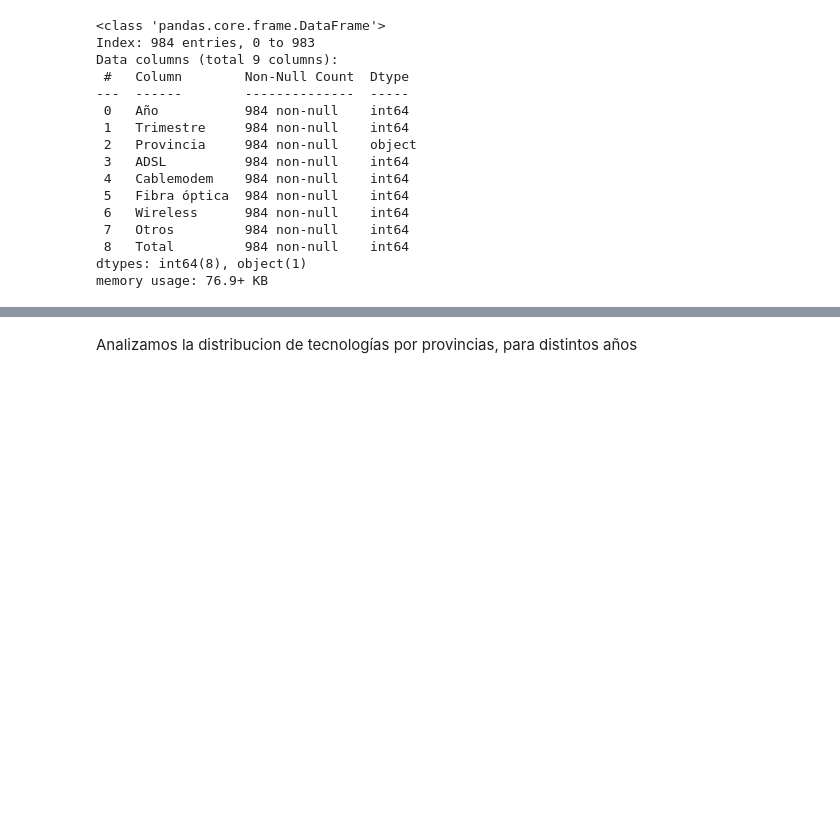
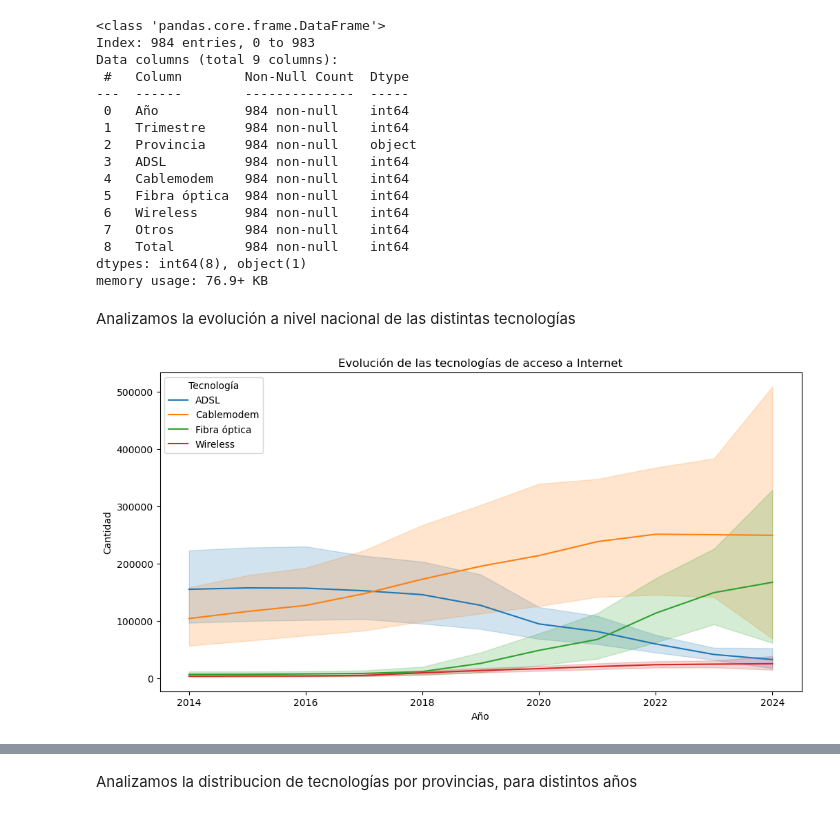
Before and after one commit to hzaquelli82/PI02_Jara_Zaquelli_Hugo, a Jupyter notebook: EDA.ipynb, the cells around one changed output, grey strips where cells are left out. Drawn from its saved outputs; the diff is of its cells as text; code cells hidden in the pictures; blank space fills up the shorter version.

```diff
--- a/EDA.ipynb
+++ b/EDA.ipynb
@@ -977,3 +977,19 @@ Data columns (total 9 columns):
  8   Total         984 non-null    int64
 dtypes: int64(8), object(1)
 memory usage: 76.9+ KB
+# %% [markdown]
+Analizamos la evolución a nivel nacional de las distintas tecnologías
+# %%
+df_melted = pd.melt(df_acc_tegnologia, id_vars=['Año', 'Trimestre'], value_vars=['ADSL', 'Cablemodem', 'Fibra óptica', 'Wireless'], var_name='Tecnología', value_name='Cantidad')
+
+plt.figure(figsize=(12, 6))
+sns.lineplot(data=df_melted, x='Año', y='Cantidad', hue='Tecnología')
+
+plt.title('Evolución de las tecnologías de acceso a Internet')
+plt.xlabel('Año')
+plt.ylabel('Cantidad')
+plt.legend(title='Tecnología')
+
+plt.show()
+# %% [output]
+[figure, added]
```
Also changed, not shown: parts of 38 cells of this notebook, 10 other files.
